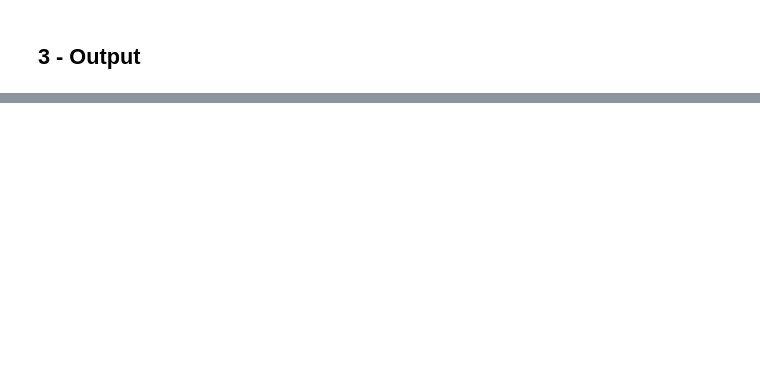
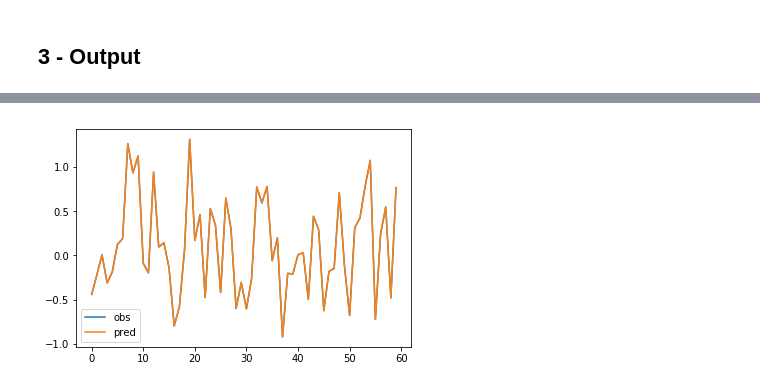
Before and after one commit to Romcos/SC_demo, a Jupyter notebook: NIPS - DEMO - V2.ipynb, the cells around one changed output, grey strips where cells are left out. Saved outputs shown, nothing was run; the diff lists cells and outputs as text; code cells hidden in the pictures; blank space fills up the shorter version.

```diff
--- a/NIPS - DEMO - V2.ipynb
+++ b/NIPS - DEMO - V2.ipynb
@@ -67,0 +43,3 @@ fill_tensor(rct_data, rank = 2)
+# %%
+r = 2
+full_matrix_denoise = False
@@ -67,0 +64,3 @@ fill_tensor(rct_data, rank = 2)
+# %%
+df_output = fill_tensor(rct_data, rank=r, full_matrix_denoise=False)
+df_output.head()
@@ -67,0 +92,14 @@ fill_tensor(rct_data, rank = 2)
+# %%
+unit = 'id_1'
+inter_obs = 'inter_3'
+
+y = post_df.loc[(post_df.unit==unit) & (post_df.intervention==inter_obs)].drop(columns=['unit', 'intervention']).values
+y_hat = df_output.loc[(df_output.unit==unit) & (df_output.intervention==inter_obs)].drop(columns=['unit', 'intervention']).values
+# %%
+plt.figure()
+plt.plot(y.flatten(), label='obs')
+plt.plot(y_hat.flatten(), label='pred')
+plt.legend(loc='best')
+plt.show()
+# %% [output]
+[figure, added]
```
Also changed, not shown: parts of 46 cells of this notebook, 1 other file.
